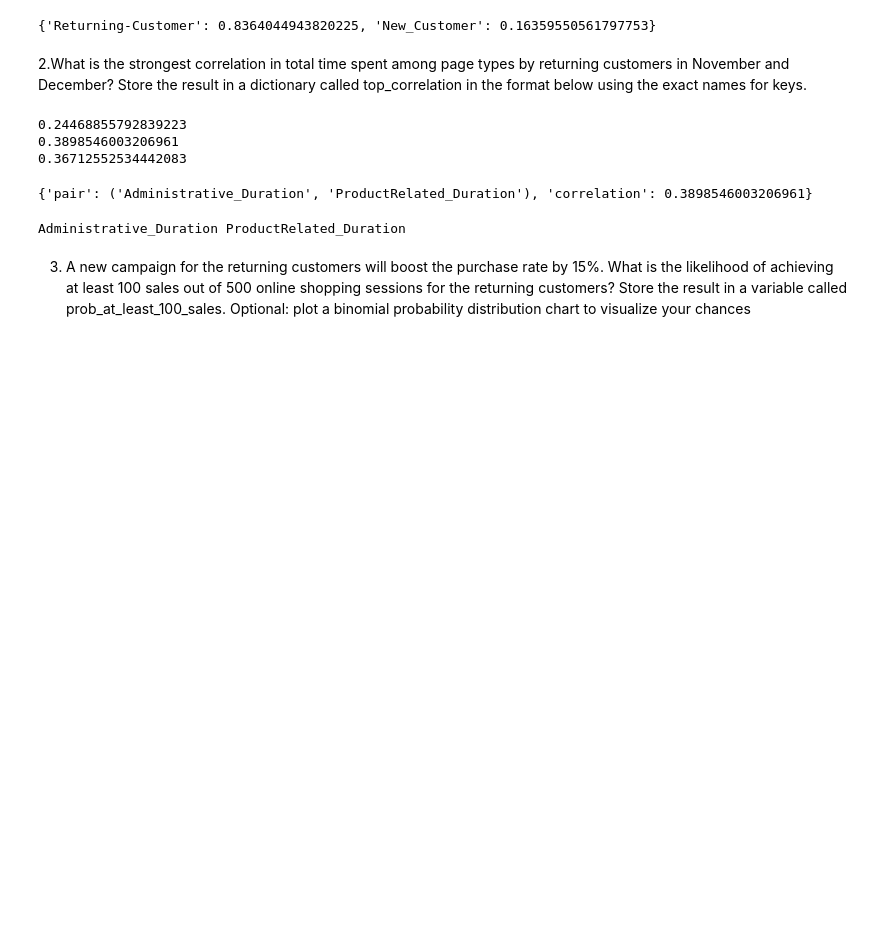
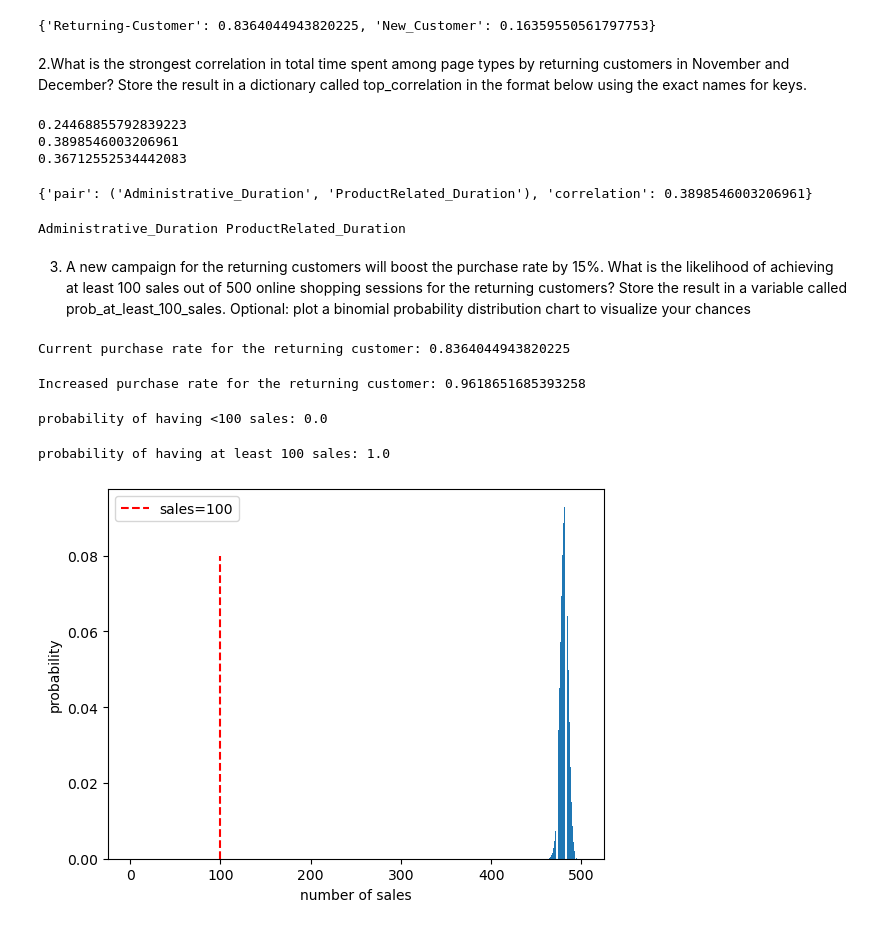
Before and after one commit to Aakashkhanal/Data_analytics_projects_collection, a Jupyter notebook: 3.customer_purchase/notebook3.ipynb, the cells around one changed output. Drawn from its saved outputs; the diff is of its cells as text; code cells hidden in the pictures; blank space fills up the shorter version.

```diff
--- a/3.customer_purchase/notebook3.ipynb
+++ b/3.customer_purchase/notebook3.ipynb
@@ -151,3 +142,41 @@ print('Administrative_Duration', 'ProductRelated_Duration')
 Administrative_Duration ProductRelated_Duration
 # %% [markdown]
 3. A new campaign for the returning customers will boost the purchase rate by 15%. What is the likelihood of achieving at least 100 sales out of 500 online shopping sessions for the returning customers? Store the result in a variable called prob_at_least_100_sales. Optional: plot a binomial probability distribution chart to visualize your chances
+# %%
+# Purchase is a binomial random variable taking the value of either 0 or 1
+# We know that the current purchase rate for the returning customers is
+print("Current purchase rate for the returning customer:", ratio_return )
+# %% [output]
+Current purchase rate for the returning customer: 0.8364044943820225
+# %%
+# 15% Increase in this rate would be
+increased_rate_return = 1.15 * ratio_return
+print("Increased purchase rate for the returning customer:", increased_rate_return)
+# %% [output]
+Increased purchase rate for the returning customer: 0.9618651685393258
+# %%
+# First, we find the likelihood of having <100 sales of 500 sessions
+# We can find this from binomial cdf
+prob_sales_100_less = stats.binom.cdf(k=100, n=500, p=increased_rate_return)
+print("probability of having <100 sales:", prob_sales_100_less)
+# %% [output]
+probability of having <100 sales: 0.0
+# %%
+# Then, to find the probability of having 100 or more sales is 1-prob_sales_100_less
+prob_at_least_100_sales = 1 - prob_sales_100_less
+print("probability of having at least 100 sales:", prob_at_least_100_sales)
+# %% [output]
+probability of having at least 100 sales: 1.0
+# %%
+# Plotting the binomial probability distribution
+n_sessions = 500
+k_values = np.arange(500) + 1
+p_binom_values = [stats.binom.pmf(k, n_sessions, increased_rate_return) for k in k_values ]
+plt.bar(k_values, p_binom_values)
+plt.vlines(100, 0, 0.08, color='r', linestyle='dashed', label="sales=100")
+plt.xlabel("number of sales")
+plt.ylabel("probability")
+plt.legend()
+plt.show()
+# %% [output]
+[figure, added]
```
Also changed, not shown: parts of 4 cells of this notebook, 2 other files.
